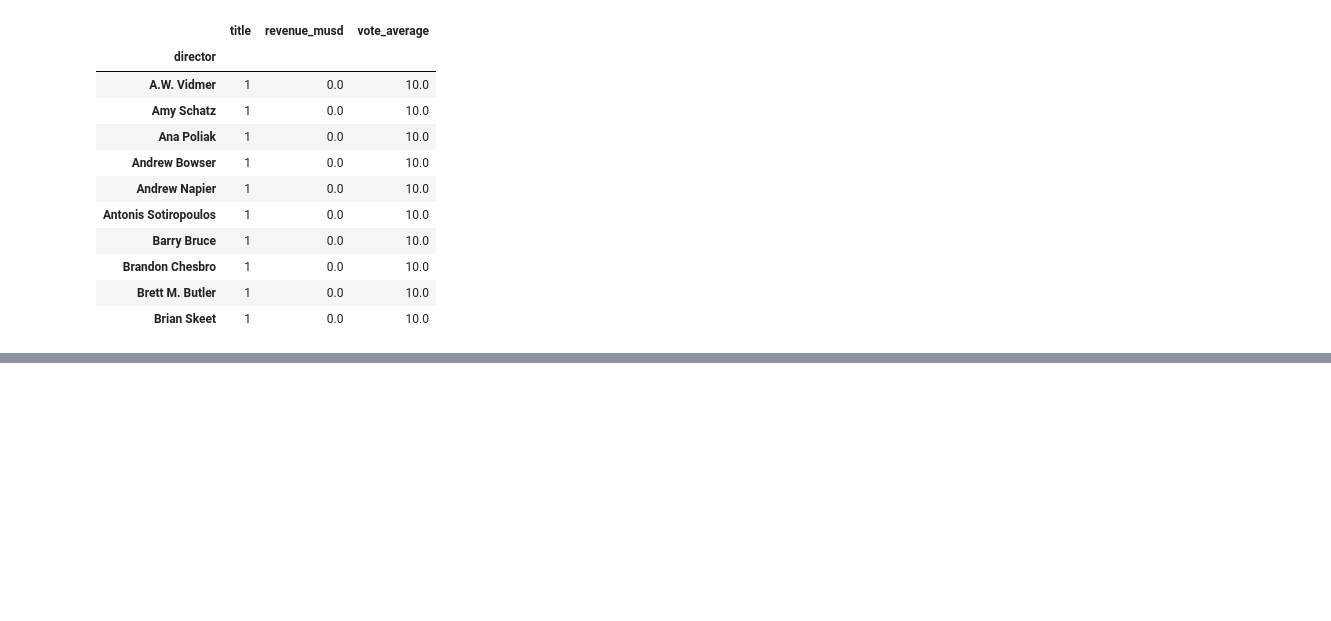
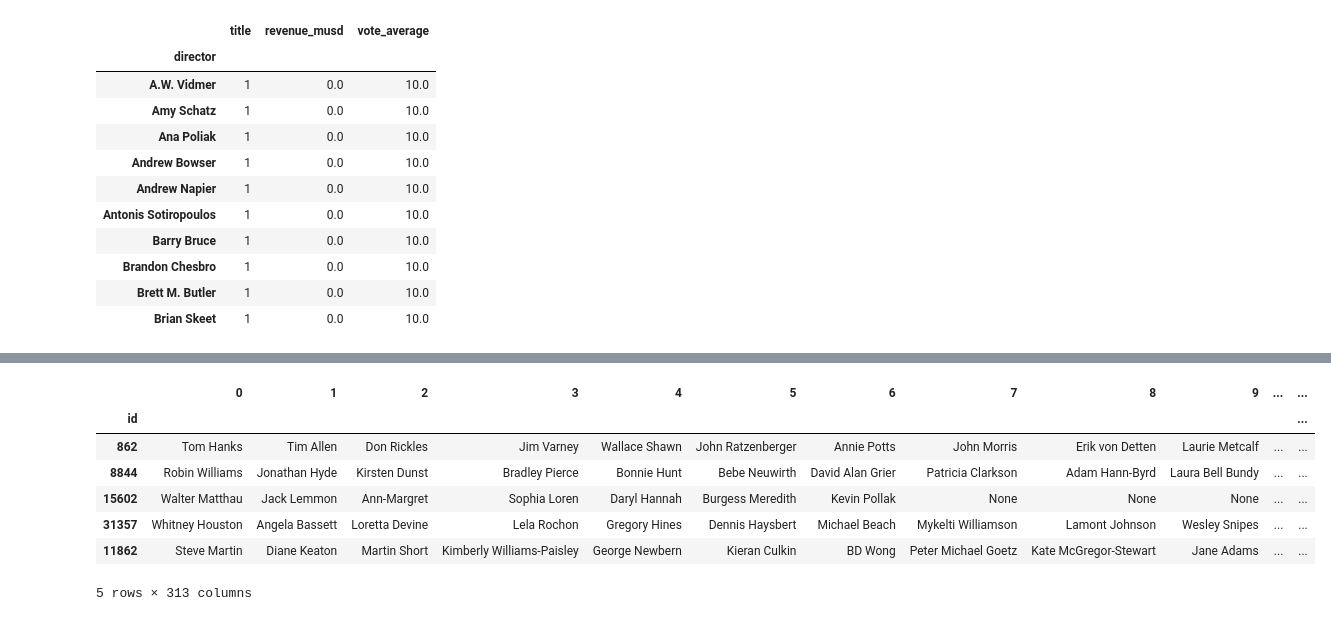
Before and after one commit to qviet1602/Python_project, a Jupyter notebook: Project_01_Materials/Project_01_ProjectBrief_blank.ipynb, the cells around one changed output, grey strips where cells are left out. Drawn from its saved outputs; the diff is of its cells as text; code cells hidden in the pictures; blank space fills up the shorter version.

```diff
--- a/Project_01_Materials/Project_01_ProjectBrief_blank.ipynb
+++ b/Project_01_Materials/Project_01_ProjectBrief_blank.ipynb
@@ -495,0 +522,13 @@ director.nlargest(n=10, columns = 'vote_average')
+# %%
+actor = movies.cast.str.split(pat = "|",expand = True)
+# %%
+actor.head()
+# %% [output]
+|  | 0 | 1 | 2 | 3 | 4 | 5 | 6 | 7 | 8 | 9 | ... | ... |
+| id |  |  |  |  |  |  |  |  |  |  |  | ... |
+| 862 | Tom Hanks | Tim Allen | Don Rickles | Jim Varney | Wallace Shawn | John Ratzenberger | Annie Potts | John Morris | Erik von Detten | Laurie Metcalf | ... | ... |
+| 8844 | Robin Williams | Jonathan Hyde | Kirsten Dunst | Bradley Pierce | Bonnie Hunt | Bebe Neuwirth | David Alan Grier | Patricia Clarkson | Adam Hann-Byrd | Laura Bell Bundy | ... | ... |
+| 15602 | Walter Matthau | Jack Lemmon | Ann-Margret | Sophia Loren | Daryl Hannah | Burgess Meredith | Kevin Pollak | None | None | None | ... | ... |
+| 31357 | Whitney Houston | Angela Bassett | Loretta Devine | Lela Rochon | Gregory Hines | Dennis Haysbert | Michael Beach | Mykelti Williamson | Lamont Johnson | Wesley Snipes | ... | ... |
+| 11862 | Steve Martin | Diane Keaton | Martin Short | Kimberly Williams-Paisley | George Newbern | Kieran Culkin | BD Wong | Peter Michael Goetz | Kate McGregor-Stewart | Jane Adams | ... | ... |
+5 rows × 313 columns
```
Also changed, not shown: parts of 8 cells of this notebook.
